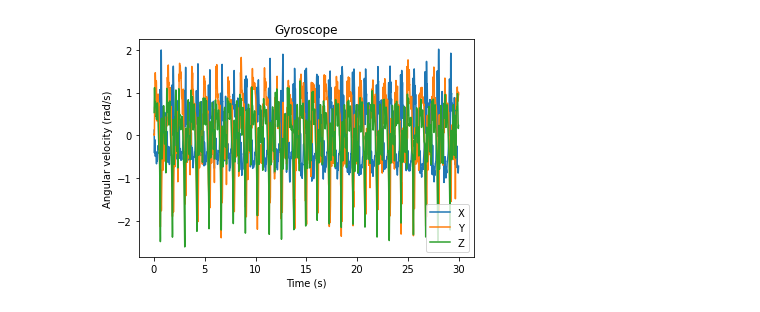
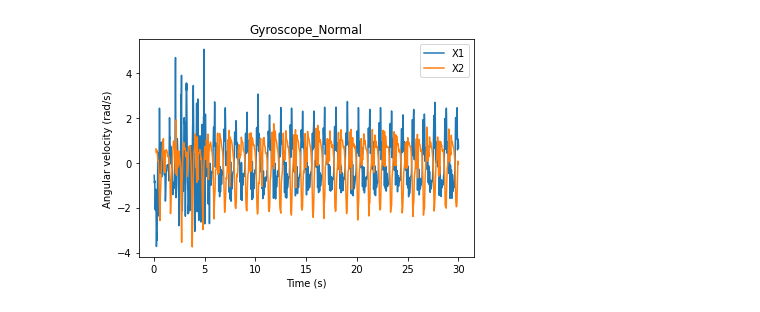
Before and after one commit to sreekar2858/CIE7, a Jupyter notebook: dataProc.ipynb, the cells around one changed output. Cells and saved outputs as stored; diff of their text form; code cells hidden in the pictures.

Commit message:
data processing updated with individual variables

```diff
--- a/dataProc.ipynb
+++ b/dataProc.ipynb
@@ -33,20 +48,19 @@ for subdir, dirs, files in os.walk(rootdir):
                     print(os.path.join(subdir, file))
                     with open(os.path.join(subdir, file), 'r') as f: # open in read-only mode
                         gyrData = pd.read_csv(f)
-                        gyrTime = gyrData['Time (s)']
-                        gyrX = gyrData['X (rad/s)']
-                        gyrY = gyrData['Y (rad/s)']
-                        gyrZ = gyrData['Z (rad/s)']
-                        gyrShape = gyrData.shape
+                        # Assemble the data into a tensor
+                        gyrAssNormal_s1.append(gyrData)
 
-                        freqGyr = 1/(gyrTime[1]-gyrTime[0])
-
+for subdir, dirs, files in os.walk(rootdir):
+    if s3 in subdir:
+        if normal in subdir:
+            for file in files:
+                if gyrFile in file:
+                    print(os.path.join(subdir, file))
+                    with open(os.path.join(subdir, file), 'r') as f: # open in read-only mode
+                        gyrData = pd.read_csv(f)
                         # Assemble the data into a tensor
-                        dataAss.append(gyrData)
-
-                        # print("Frequency of Gyroscope: ", freqGyr)
-                        # print(gyrShape)
-
+                        gyrAssNormal_s3.append(gyrData)
 #End of file data import and processing
 # %% [output]
 d:\OneDrive - rwth-aachen.de\EDU_Master\1 Courses\ws21\Computational Intelligence in Engineering (VO) [21ws-41.09212]\_Project\CIE7\SensorData\Smartphone1\subject181_normal01\Gyroscope.csv
@@ -66,15 +270,14 @@ Name: Time (s), Length: 2996, dtype: float64
 # %%
-def plot():
-    plt.plot(gyrTime, gyrX, label='X')
-    plt.plot(gyrTime, gyrY, label='Y')
-    plt.plot(gyrTime, gyrZ, label='Z')
+def plotter(t1, y1, label1, t2, y2, label2):
+    plt.plot(t1, y1, label=label1)
+    plt.plot(t2, y2, label=label2)
 
     plt.xlabel('Time (s)')
     plt.ylabel('Angular velocity (rad/s)')
     plt.title('Gyroscope_Normal')
     plt.legend()
     plt.show()
 
-plot()
+plotter(gyrAssNormal_s1[0]['Time (s)'], gyrAssNormal_s1[0]['X (rad/s)'], 'X1',gyrAssNormal_s3[0]['Time (s)'], gyrAssNormal_s3[0]['X (rad/s)'], 'X2')
 # %% [output]
-[figure, old version]
+[figure, new version]
```
Also changed, not shown: parts of 13 cells of this notebook.
